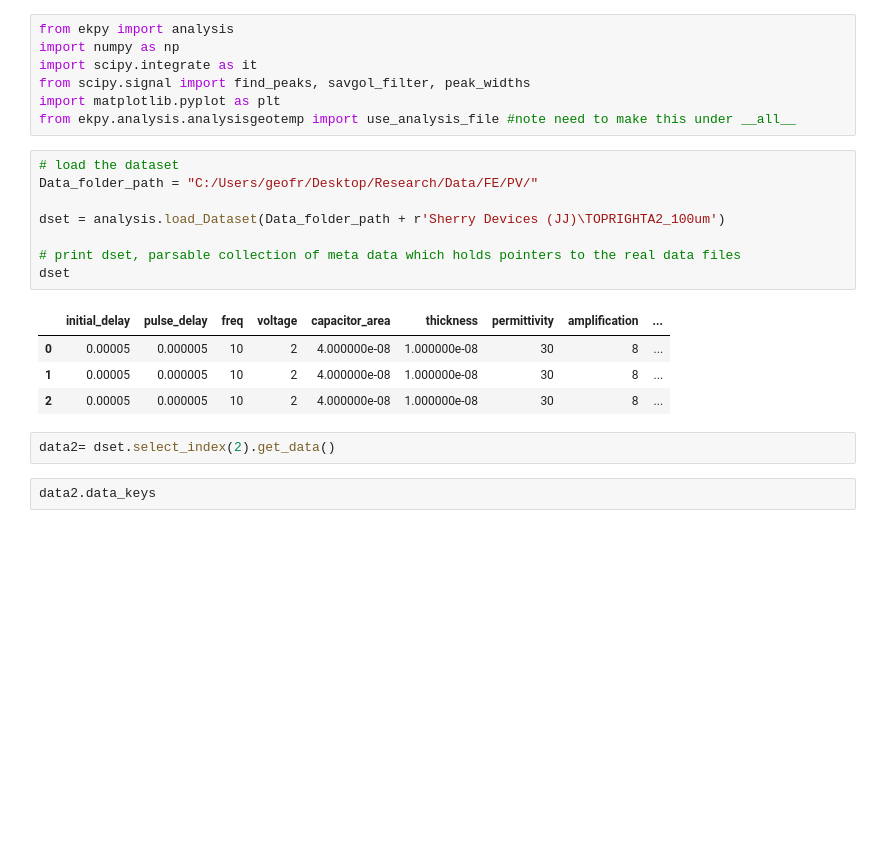
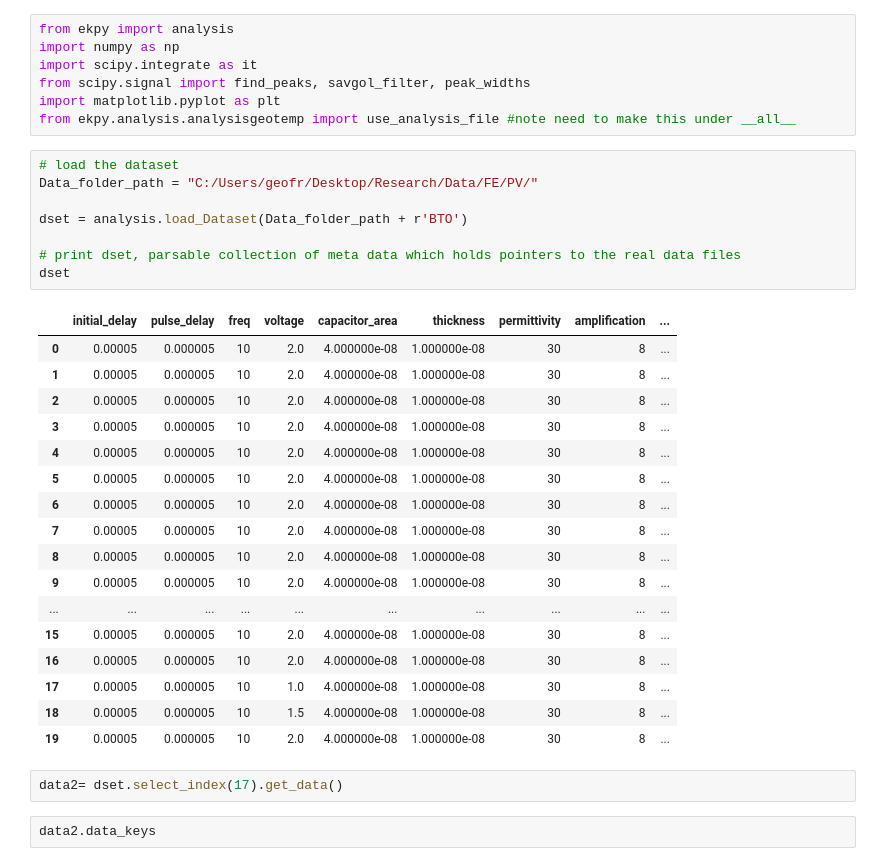
Before and after one commit to ElPsyKurisu/FE, a Jupyter notebook: PV/analysis.ipynb, the cells around one changed output. Saved outputs shown, nothing was run; the diff lists cells and outputs as text; blank space fills up the shorter version.

```diff
--- a/PV/analysis.ipynb
+++ b/PV/analysis.ipynb
@@ -8,18 +8,31 @@ from ekpy.analysis.analysisgeotemp import use_analysis_file #note need to make t
 # %%
 # load the dataset
 Data_folder_path = "C:/Users/geofr/Desktop/Research/Data/FE/PV/"
 
-dset = analysis.load_Dataset(Data_folder_path + r'Sherry Devices (JJ)\TOPRIGHTA2_100um')
+dset = analysis.load_Dataset(Data_folder_path + r'BTO')
 
 # print dset, parsable collection of meta data which holds pointers to the real data files
 dset
 # %% [output]
 |  | initial_delay | pulse_delay | freq | voltage | capacitor_area | thickness | permittivity | amplification | ... |
-| 0 | 0.00005 | 0.000005 | 10 | 2 | 4.000000e-08 | 1.000000e-08 | 30 | 8 | ... |
-| 1 | 0.00005 | 0.000005 | 10 | 2 | 4.000000e-08 | 1.000000e-08 | 30 | 8 | ... |
-| 2 | 0.00005 | 0.000005 | 10 | 2 | 4.000000e-08 | 1.000000e-08 | 30 | 8 | ... |
+| 0 | 0.00005 | 0.000005 | 10 | 2.0 | 4.000000e-08 | 1.000000e-08 | 30 | 8 | ... |
+| 1 | 0.00005 | 0.000005 | 10 | 2.0 | 4.000000e-08 | 1.000000e-08 | 30 | 8 | ... |
+| 2 | 0.00005 | 0.000005 | 10 | 2.0 | 4.000000e-08 | 1.000000e-08 | 30 | 8 | ... |
+| 3 | 0.00005 | 0.000005 | 10 | 2.0 | 4.000000e-08 | 1.000000e-08 | 30 | 8 | ... |
+| 4 | 0.00005 | 0.000005 | 10 | 2.0 | 4.000000e-08 | 1.000000e-08 | 30 | 8 | ... |
+| 5 | 0.00005 | 0.000005 | 10 | 2.0 | 4.000000e-08 | 1.000000e-08 | 30 | 8 | ... |
+| 6 | 0.00005 | 0.000005 | 10 | 2.0 | 4.000000e-08 | 1.000000e-08 | 30 | 8 | ... |
+| 7 | 0.00005 | 0.000005 | 10 | 2.0 | 4.000000e-08 | 1.000000e-08 | 30 | 8 | ... |
+| 8 | 0.00005 | 0.000005 | 10 | 2.0 | 4.000000e-08 | 1.000000e-08 | 30 | 8 | ... |
+| 9 | 0.00005 | 0.000005 | 10 | 2.0 | 4.000000e-08 | 1.000000e-08 | 30 | 8 | ... |
+| ... | ... | ... | ... | ... | ... | ... | ... | ... | ... |
+| 15 | 0.00005 | 0.000005 | 10 | 2.0 | 4.000000e-08 | 1.000000e-08 | 30 | 8 | ... |
+| 16 | 0.00005 | 0.000005 | 10 | 2.0 | 4.000000e-08 | 1.000000e-08 | 30 | 8 | ... |
+| 17 | 0.00005 | 0.000005 | 10 | 1.0 | 4.000000e-08 | 1.000000e-08 | 30 | 8 | ... |
+| 18 | 0.00005 | 0.000005 | 10 | 1.5 | 4.000000e-08 | 1.000000e-08 | 30 | 8 | ... |
+| 19 | 0.00005 | 0.000005 | 10 | 2.0 | 4.000000e-08 | 1.000000e-08 | 30 | 8 | ... |
 # %%
-data2= dset.select_index(2).get_data()
+data2= dset.select_index(17).get_data()
 # %%
 data2.data_keys
 # %% [output]
```
Also changed, not shown: parts of 1 cell of this notebook, 1 other file.
